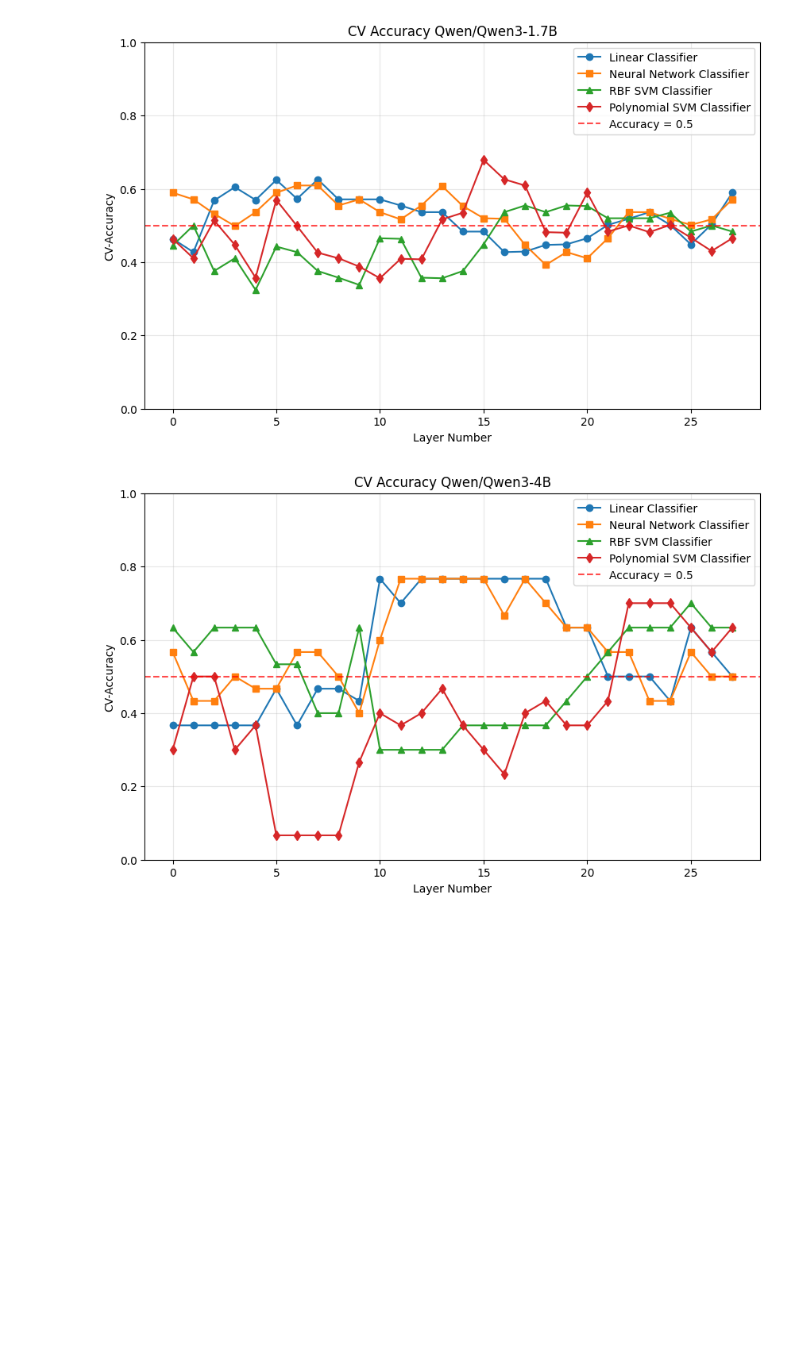
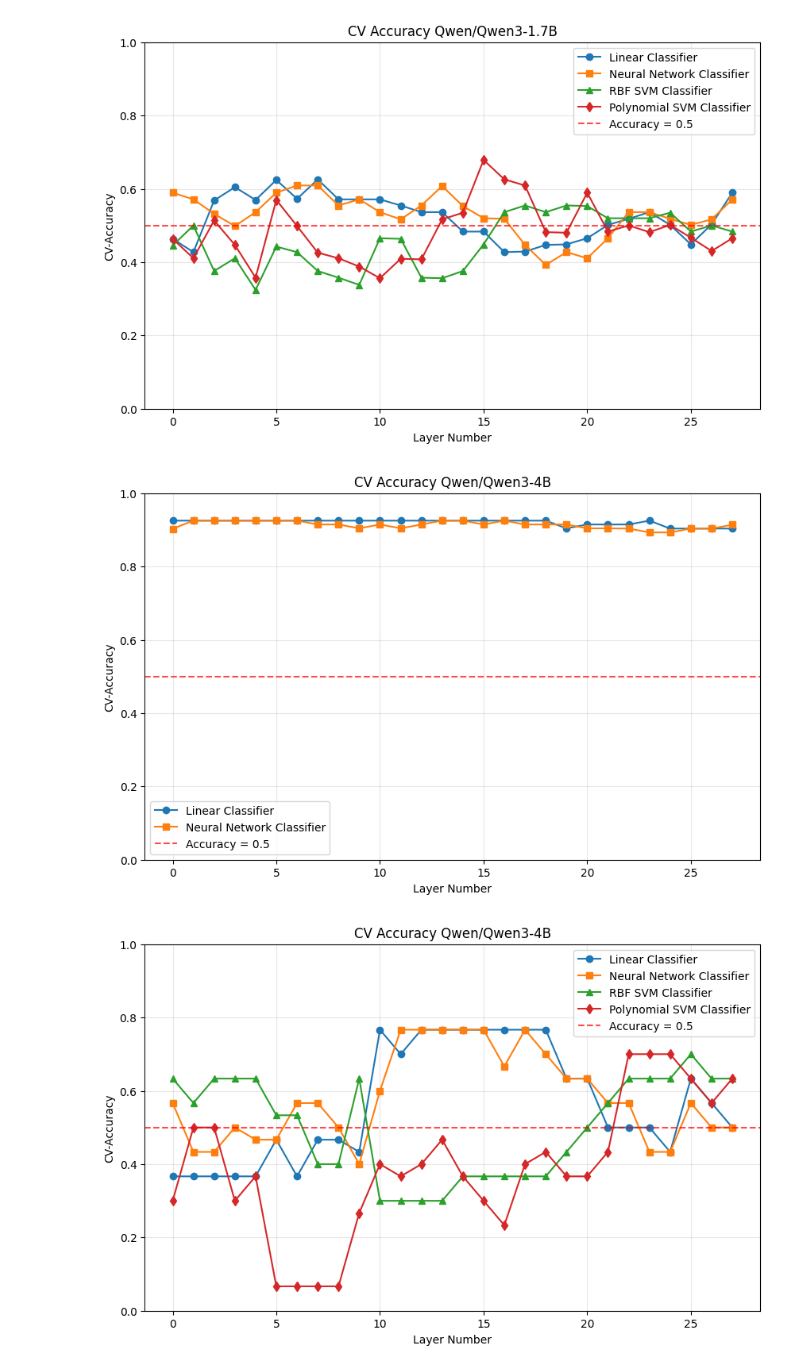
Before and after one commit to skartik04/reasoning, a Jupyter notebook: probe.ipynb, the cells around one changed output. Drawn from its saved outputs; the diff is of its cells as text; code cells hidden in the pictures; blank space fills up the shorter version.

```diff
--- a/probe.ipynb
+++ b/probe.ipynb
@@ -193,6 +193,9 @@ Layer 25: 0.500 ± 0.105
 Layer 26: 0.567 ± 0.082
 Layer 27: 0.567 ± 0.082
 Selected pivot layers (LINEAR CV): [18, 19, 16]
+# %%
+auroc_mean_linear, auroc_std_linear, pivot_layers_linear = analyze_layers('linear', use_balanced=False)
+auroc_mean_nn, auroc_std_nn, pivot_layers_nn = analyze_layers('mlp', use_balanced=False)
 # %%
 import matplotlib.pyplot as plt
 
@@ -211,6 +214,24 @@ plt.ylim(0, 1.0)
 plt.show()
 # %% [output]
 [figure]
+# %%
+import matplotlib.pyplot as plt
+
+plt.figure(figsize=(10, 6))
+plt.plot(range(28), auroc_mean_linear, marker='o', label='Linear Classifier')
+plt.plot(range(28), auroc_mean_nn, marker='s', label='Neural Network Classifier')
+# plt.plot(range(28), auroc_mean_rbf, marker='^', label='RBF SVM Classifier')
+# plt.plot(range(28), auroc_mean_poly, marker='d', label='Polynomial SVM Classifier')
+plt.xlabel('Layer Number')
+plt.ylabel('CV-Accuracy')
+plt.title(f'CV Accuracy {model_name}')
+plt.grid(True, alpha=0.3)
+plt.axhline(y=0.5, color='r', linestyle='--', alpha=0.7, label='Accuracy = 0.5')
+plt.legend()
+plt.ylim(0, 1.0)
+plt.show()
+# %% [output]
+[figure, added]
 # %%
 import matplotlib.pyplot as plt
 
```
Also changed, not shown: parts of 2 cells of this notebook, 3 other files.
